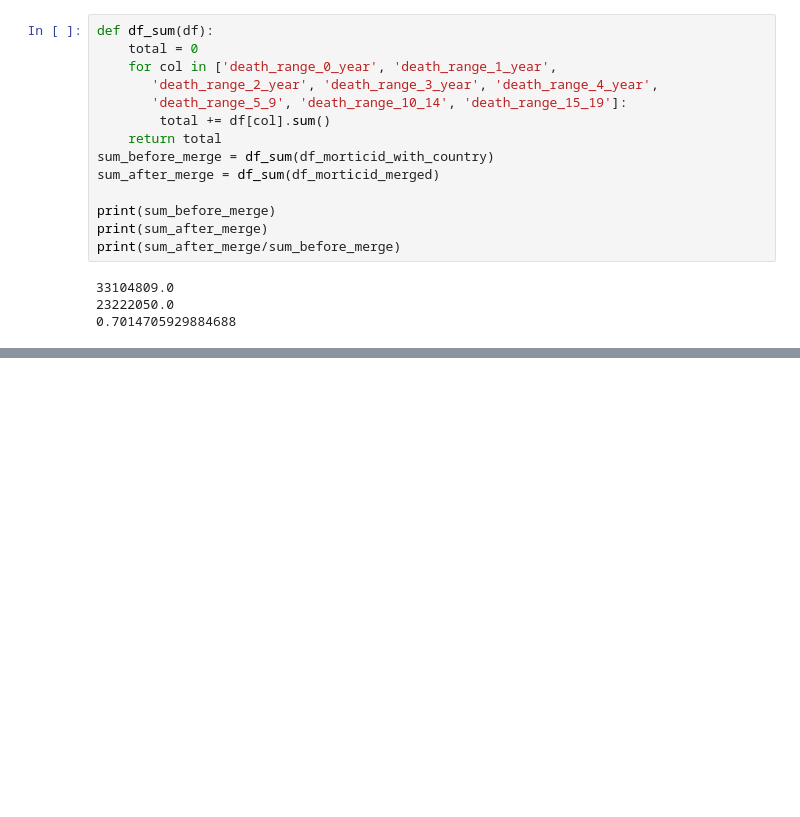
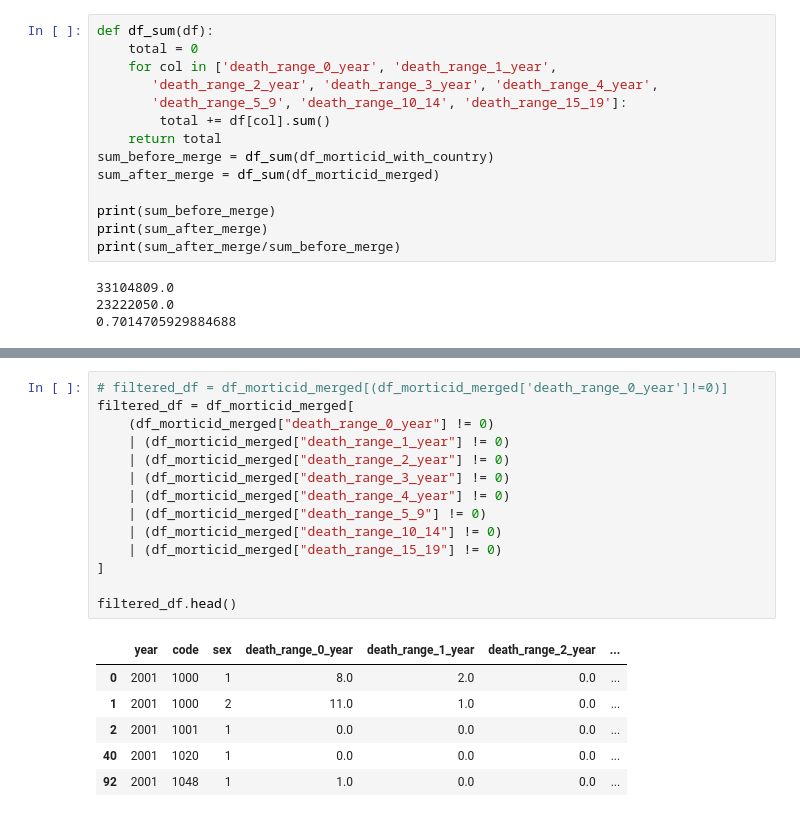
Before and after one commit to msharaf315/data_visualization, a Jupyter notebook: task_two/EDA.ipynb, the cells around one changed output, grey strips where cells are left out. Drawn from its saved outputs; the diff is of its cells as text; blank space fills up the shorter version.

```diff
--- a/task_two/EDA.ipynb
+++ b/task_two/EDA.ipynb
@@ -298,0 +325,21 @@ len(df_morticid_merged)
+# %%
+# filtered_df = df_morticid_merged[(df_morticid_merged['death_range_0_year']!=0)]
+filtered_df = df_morticid_merged[
+    (df_morticid_merged["death_range_0_year"] != 0)
+    | (df_morticid_merged["death_range_1_year"] != 0)
+    | (df_morticid_merged["death_range_2_year"] != 0)
+    | (df_morticid_merged["death_range_3_year"] != 0)
+    | (df_morticid_merged["death_range_4_year"] != 0)
+    | (df_morticid_merged["death_range_5_9"] != 0)
+    | (df_morticid_merged["death_range_10_14"] != 0)
+    | (df_morticid_merged["death_range_15_19"] != 0)
+]
+
+filtered_df.head()
+# %% [output]
+|  | year | code | sex | death_range_0_year | death_range_1_year | death_range_2_year | ... |
+| 0 | 2001 | 1000 | 1 | 8.0 | 2.0 | 0.0 | ... |
+| 1 | 2001 | 1000 | 2 | 11.0 | 1.0 | 0.0 | ... |
+| 2 | 2001 | 1001 | 1 | 0.0 | 0.0 | 0.0 | ... |
+| 40 | 2001 | 1020 | 1 | 0.0 | 0.0 | 0.0 | ... |
+| 92 | 2001 | 1048 | 1 | 1.0 | 0.0 | 0.0 | ... |
```
Also changed, not shown: parts of 5 cells of this notebook, 4 other files.
